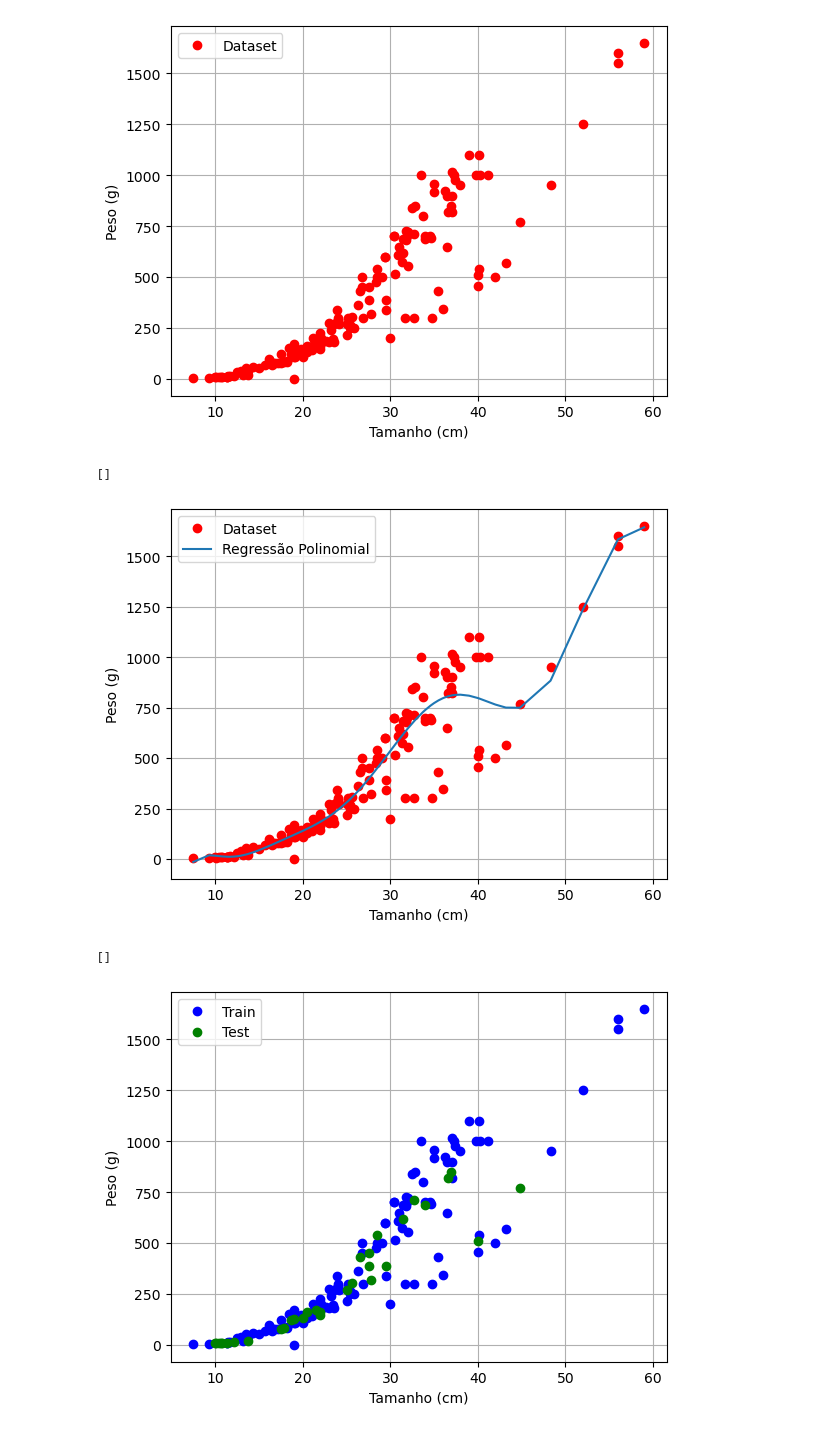
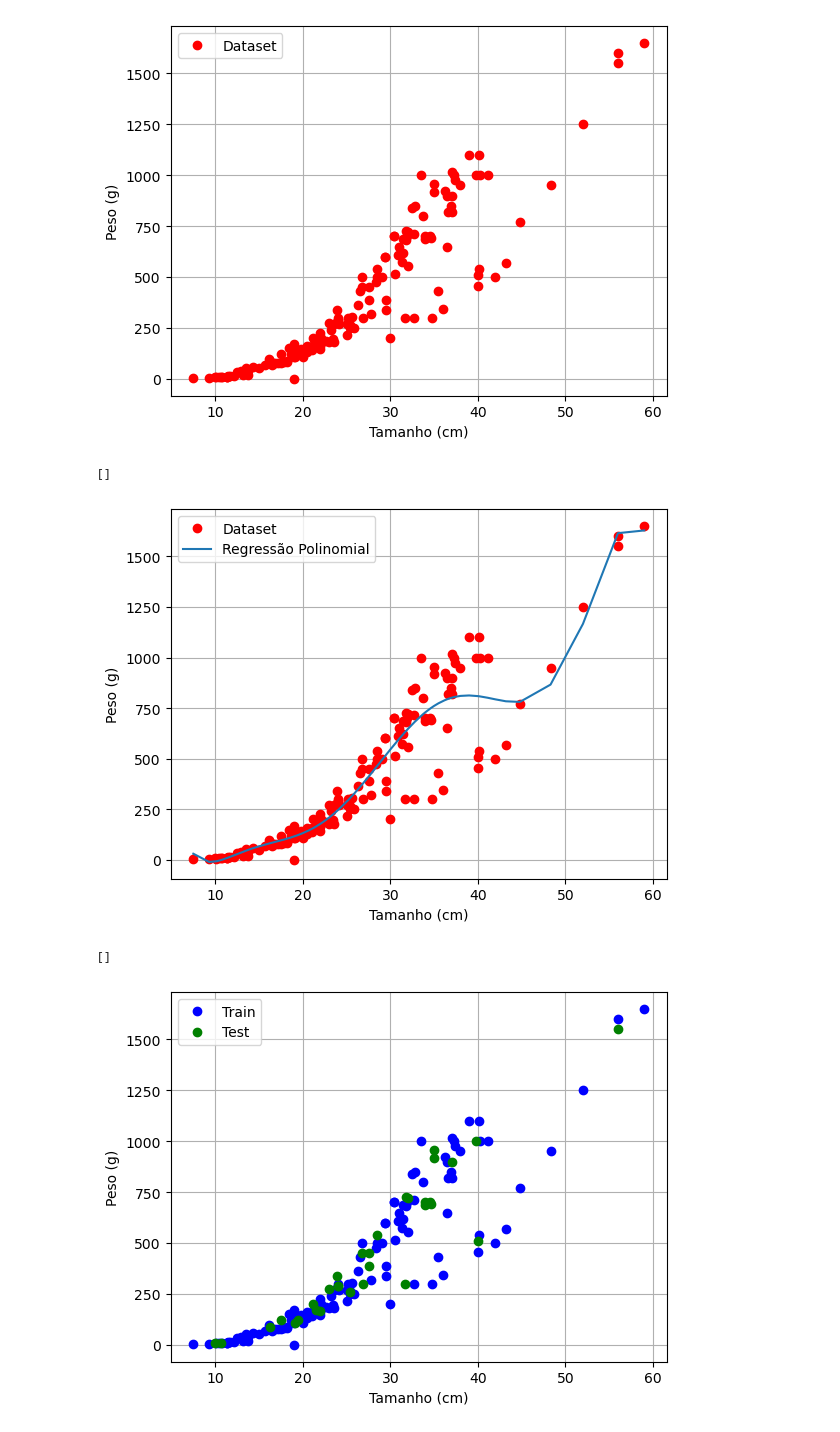
Before and after one commit to HenriqueTogo/machine-learning, a Jupyter notebook: Lista02/lista_02_231111280.ipynb, the cells around one changed output. Drawn from its saved outputs; the diff is of its cells as text; code cells hidden in the pictures.

```diff
--- a/Lista02/lista_02_231111280.ipynb
+++ b/Lista02/lista_02_231111280.ipynb
@@ -123,7 +123,7 @@ def y_predict_model(order, x, w):
             y[j] +=  x[j]**i * w[i]
     return y
 # %%
-order_model = 9
+order_model = 8
 d = d_matrix(order_model, size_ordered)
 w = np.matmul(np.matmul(np.linalg.inv(np.matmul(np.transpose(d), d)), np.transpose(d)), weight_ordered)
 
@@ -137,7 +137,7 @@ plt.legend(['Dataset', 'Regressão Polinomial'])
 plt.plot()
 # %% [output]
 []
-[figure, old version]
+[figure, new version]
 # %%
 train_dataset_len = round(0.8*len(weight))
 np.random.shuffle(dataset)
@@ -146,31 +146,34 @@ test_dataset = dataset[train_dataset_len:]
 # %%
 size_train = []
 weight_train = []
 size_test = []
 weight_test = []
 
 for i in range(len(train_dataset)):
     size_train.append(train_dataset[i][0])
     weight_train.append(train_dataset[i][1])
 for i in range(len(test_dataset)):
     size_test.append(test_dataset[i][0])
     weight_test.append(test_dataset[i][1])
 
 size_train = np.array(size_train)
 weight_train = np.array(weight_train)
 size_test = np.array(size_test)
 weight_test = np.array(weight_test)
 
+
+
 plt.plot(size_train, weight_train, 'bo')
 plt.plot(size_test, weight_test, 'go')
+plt.plot()
 plt.xlabel('Tamanho (cm)')
 plt.ylabel('Peso (g)')
 plt.grid('on')
 plt.legend(['Train', 'Test'])
 plt.plot()
 # %% [output]
 []
-[figure, old version]
+[figure, new version]
 # %%
 def mse(y, y_predict):
     return np.sum(np.power(y-y_predict, 2))/len(y)
```
Also changed, not shown: parts of 3 cells of this notebook.
